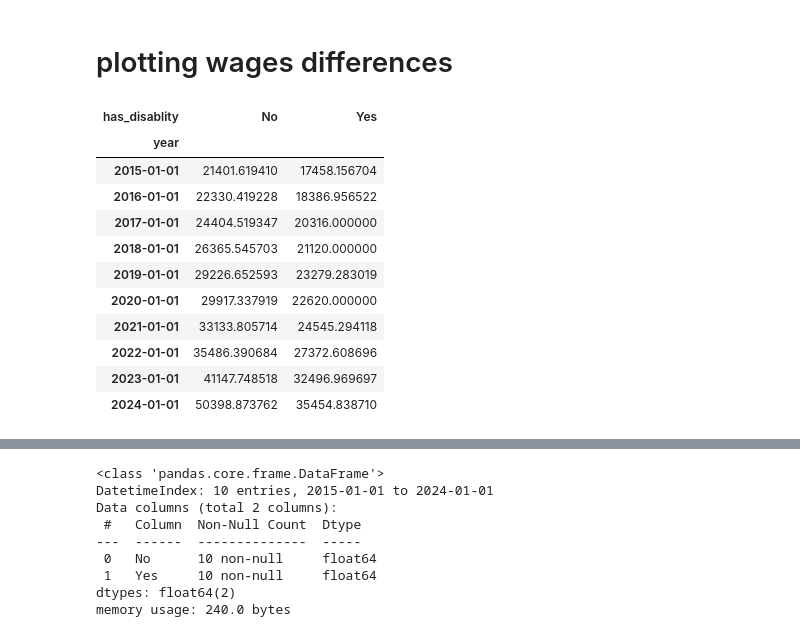
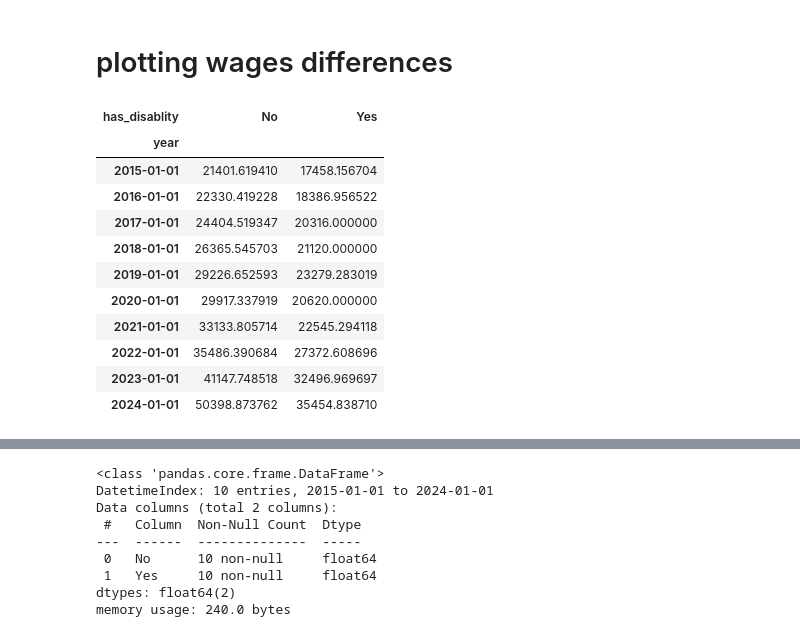
Before and after one commit to DmitriMt/master_thesis, a Jupyter notebook: notebooks/model_wages.ipynb, the cells around one changed output, grey strips where cells are left out. Cells and saved outputs as stored; diff of their text form; code cells hidden in the pictures.

```diff
--- a/notebooks/model_wages.ipynb
+++ b/notebooks/model_wages.ipynb
@@ -276,29 +276,34 @@ visualize('wages')
 # %%
 df_wages = (
     panel
         .with_columns(pl.col('year').cast(pl.Int32).cast(pl.String).str.to_date("%Y"))
         .group_by(['year', 'has_disablity'])
         .agg(
             pl.col('wages').mean()
             #(pl.sum(pl.col('wages') * pl.col('inwgt')) / pl.sum(pl.col('inwgt'))).alias('wages_weighted')
         )
     .to_pandas()
 )
 df_wages['has_disablity'] = df_wages['has_disablity'].map({0: 'No', 1: 'Yes'})
-df_wages = df_wages.pivot(index='year', columns='has_disablity', values='wages')
+df_wages = df_wages.pivot(index='year', columns='has_disablity', values='wages').reset_index()
+#df_wages = df_wages.drop(columns='has_disablity')
 df_wages['Yes'] = np.where(df_wages['Yes'] == 24000.000000, 21401.619410 - 3943.4627059999984, df_wages['Yes'])
+df_wages['Yes'] = np.where(df_wages['Yes'] == 22620.000000, 22620.000000 - 2000, df_wages['Yes'])
+#df_wages['Yes'] = np.where(df_wages['Yes'] == 24545.294118, 24545.294118 - 2000, df_wages['Yes'])
+df_wages['Yes'] = np.where(df_wages['year'] == '2021-01-01', 24545.294118 - 2000, df_wages['Yes'])
 #df_wages['diff'] = df_wages['No'] - df_wages['Yes']
+df_wages = df_wages.set_index('year')
 df_wages
 # %% [output]
 | has_disablity | No | Yes |
 | year |  |  |
 | 2015-01-01 | 21401.619410 | 17458.156704 |
 | 2016-01-01 | 22330.419228 | 18386.956522 |
 | 2017-01-01 | 24404.519347 | 20316.000000 |
 | 2018-01-01 | 26365.545703 | 21120.000000 |
 | 2019-01-01 | 29226.652593 | 23279.283019 |
-| 2020-01-01 | 29917.337919 | 22620.000000 |
-| 2021-01-01 | 33133.805714 | 24545.294118 |
+| 2020-01-01 | 29917.337919 | 20620.000000 |
+| 2021-01-01 | 33133.805714 | 22545.294118 |
 | 2022-01-01 | 35486.390684 | 27372.608696 |
 | 2023-01-01 | 41147.748518 | 32496.969697 |
 | 2024-01-01 | 50398.873762 | 35454.838710 |
```
Also changed, not shown: parts of 14 cells of this notebook, 13 other files.
